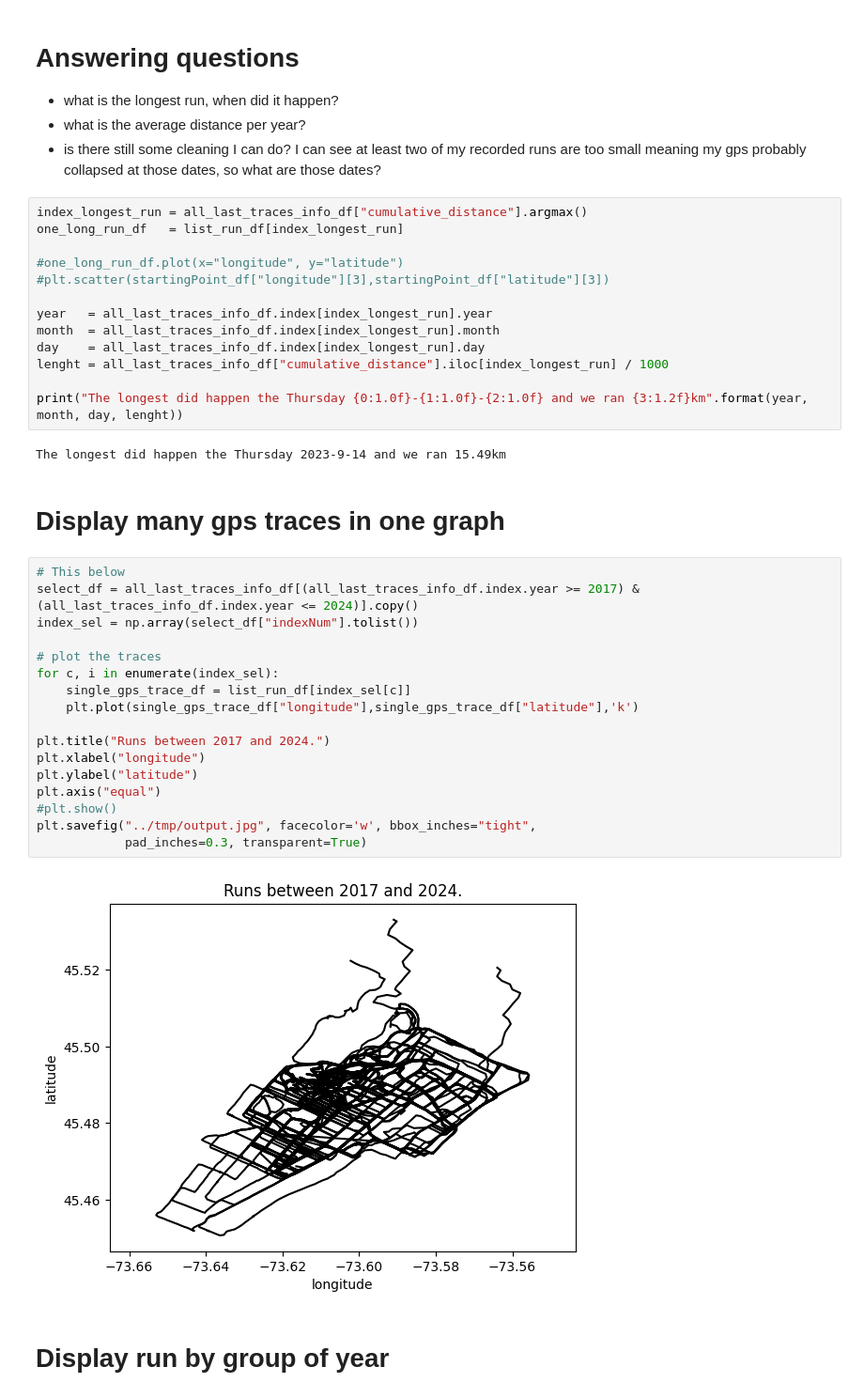
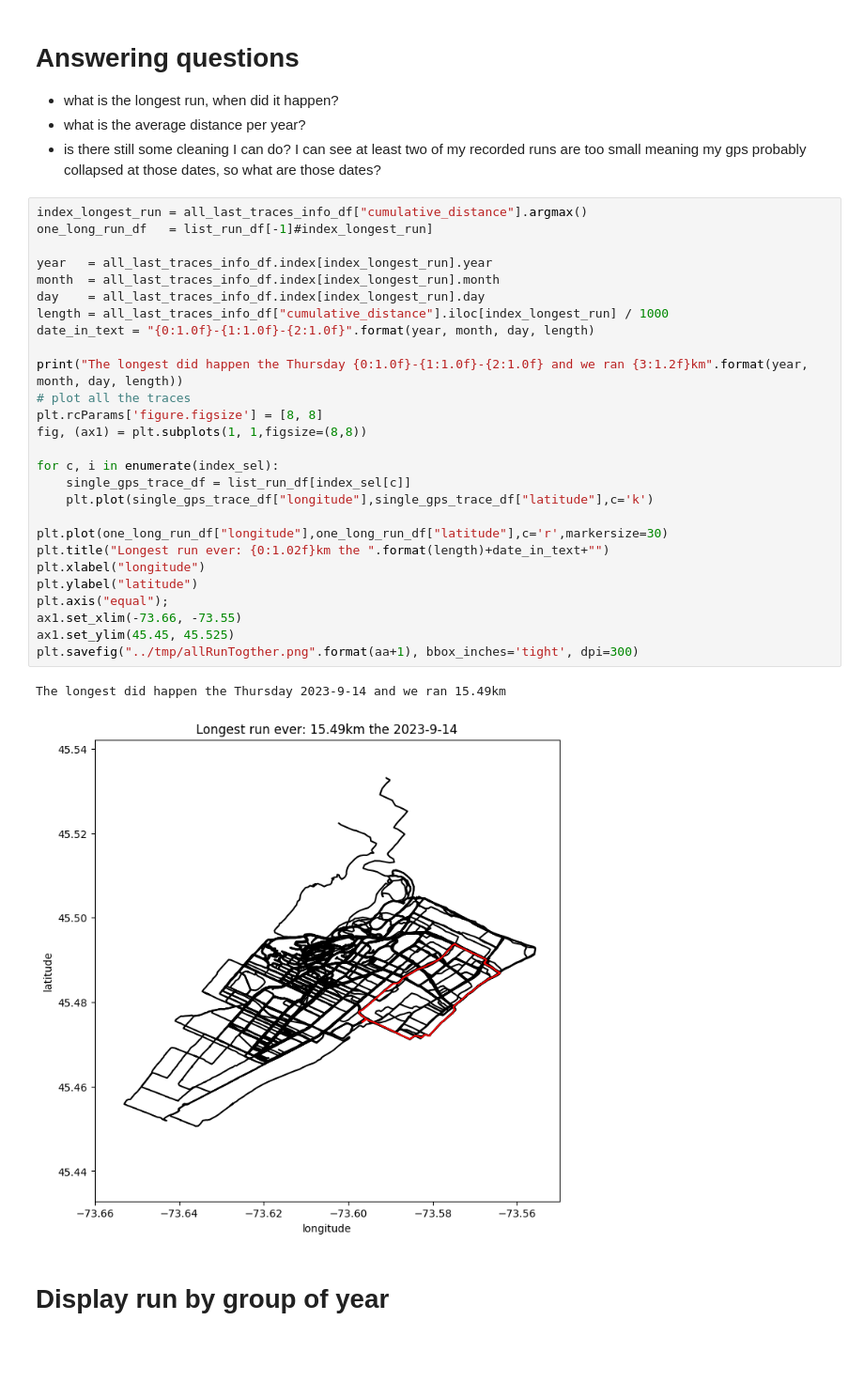
Before and after one commit to mrbonsoir/datavizRun, a Jupyter notebook: notebook/datavizRun.ipynb, the cells around one changed output. Shown at 94% size. Cells and saved outputs as stored; diff of their text form; blank space fills up the shorter version.

```diff
--- a/notebook/datavizRun.ipynb
+++ b/notebook/datavizRun.ipynb
@@ -152,42 +145,35 @@ Text(0, 0.5, 'Run distance (km)')
 + what is the longest run, when did it happen?
 + what is the average distance per year?
 + is there still some cleaning I can do? I can see at least two of my recorded runs are too small meaning my gps probably collapsed at those dates, so what are those dates?
-# %%
-index_longest_run = all_last_traces_info_df["cumulative_distance"].argmax()
-one_long_run_df   = list_run_df[index_longest_run]
-
-#one_long_run_df.plot(x="longitude", y="latitude")
-#plt.scatter(startingPoint_df["longitude"][3],startingPoint_df["latitude"][3])
-
-year   = all_last_traces_info_df.index[index_longest_run].year
-month  = all_last_traces_info_df.index[index_longest_run].month
-day    = all_last_traces_info_df.index[index_longest_run].day
-lenght = all_last_traces_info_df["cumulative_distance"].iloc[index_longest_run] / 1000
-
-print("The longest did happen the Thursday {0:1.0f}-{1:1.0f}-{2:1.0f} and we ran {3:1.2f}km".format(year, month, day, lenght))
-# %% [output]
-The longest did happen the Thursday 2023-9-14 and we ran 15.49km
-# %% [markdown]
-# Display many gps traces in one graph
-# %%
-# This below
-select_df = all_last_traces_info_df[(all_last_traces_info_df.index.year >= 2017) &
-(all_last_traces_info_df.index.year <= 2024)].copy()
-index_sel = np.array(select_df["indexNum"].tolist())
-
-# plot the traces
-for c, i in enumerate(index_sel):
-    single_gps_trace_df = list_run_df[index_sel[c]]
-    plt.plot(single_gps_trace_df["longitude"],single_gps_trace_df["latitude"],'k')
-
-plt.title("Runs between 2017 and 2024.")
-plt.xlabel("longitude")
-plt.ylabel("latitude")
-plt.axis("equal")
-#plt.show()
-plt.savefig("../tmp/output.jpg", facecolor='w', bbox_inches="tight",
-            pad_inches=0.3, transparent=True)
-# %% [output]
-[figure, removed]
+# %%
+index_longest_run = all_last_traces_info_df["cumulative_distance"].argmax()
+one_long_run_df   = list_run_df[-1]#index_longest_run]
+
+year   = all_last_traces_info_df.index[index_longest_run].year
+month  = all_last_traces_info_df.index[index_longest_run].month
+day    = all_last_traces_info_df.index[index_longest_run].day
+length = all_last_traces_info_df["cumulative_distance"].iloc[index_longest_run] / 1000
+date_in_text = "{0:1.0f}-{1:1.0f}-{2:1.0f}".format(year, month, day, length)
+
+print("The longest did happen the Thursday {0:1.0f}-{1:1.0f}-{2:1.0f} and we ran {3:1.2f}km".format(year, month, day, length))
+# plot all the traces
+plt.rcParams['figure.figsize'] = [8, 8]
+fig, (ax1) = plt.subplots(1, 1,figsize=(8,8))
+
+for c, i in enumerate(index_sel):
+    single_gps_trace_df = list_run_df[index_sel[c]]
+    plt.plot(single_gps_trace_df["longitude"],single_gps_trace_df["latitude"],c='k')
+
+plt.plot(one_long_run_df["longitude"],one_long_run_df["latitude"],c='r',markersize=30)
+plt.title("Longest run ever: {0:1.02f}km the ".format(length)+date_in_text+"")
+plt.xlabel("longitude")
+plt.ylabel("latitude")
+plt.axis("equal");
+ax1.set_xlim(-73.66, -73.55)
+ax1.set_ylim(45.45, 45.525)
+plt.savefig("../tmp/allRunTogther.png".format(aa+1), bbox_inches='tight', dpi=300)
+# %% [output]
+The longest did happen the Thursday 2023-9-14 and we ran 15.49km
+[figure, added]
 # %% [markdown]
 # Display run by group of year
```
Also changed, not shown: parts of 21 cells of this notebook, 1 other file.
